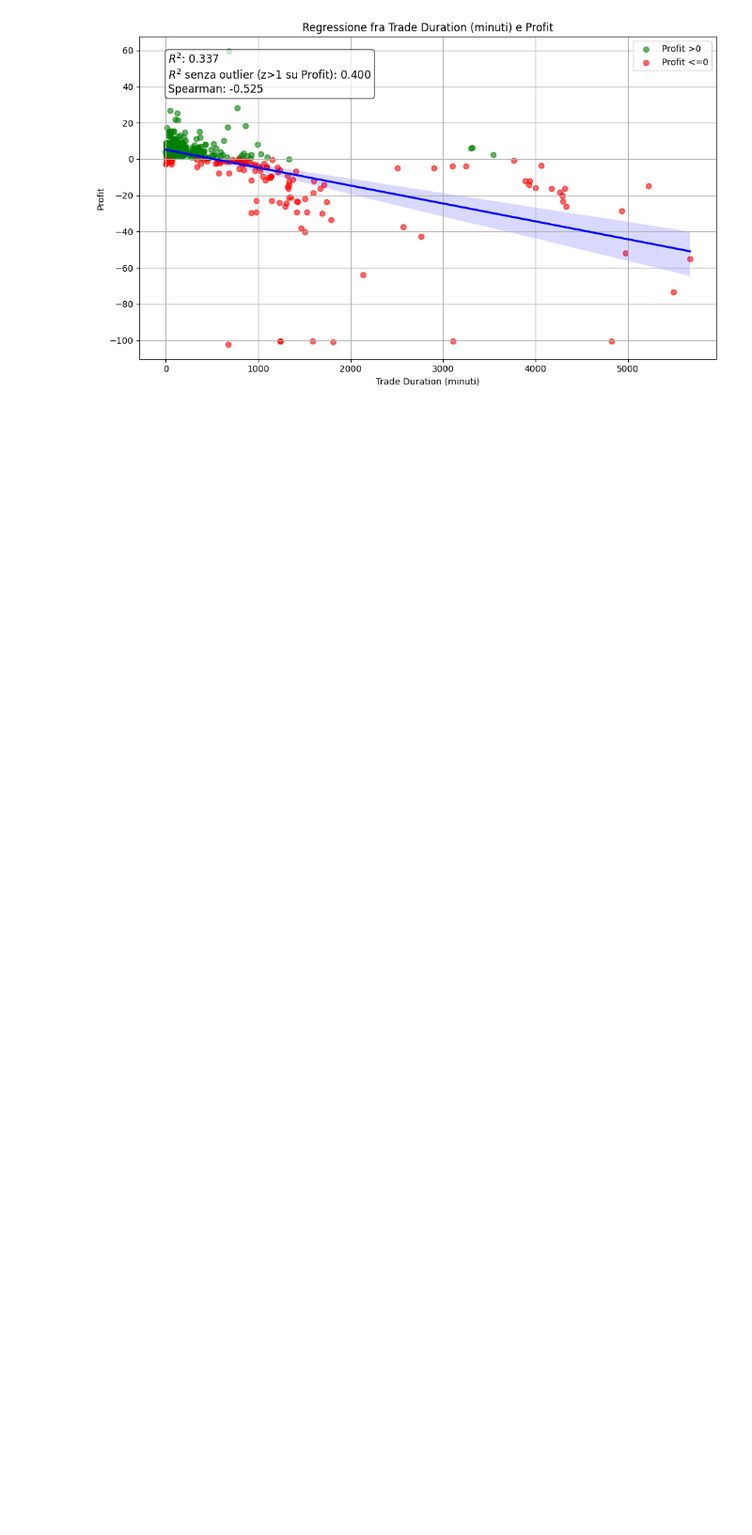
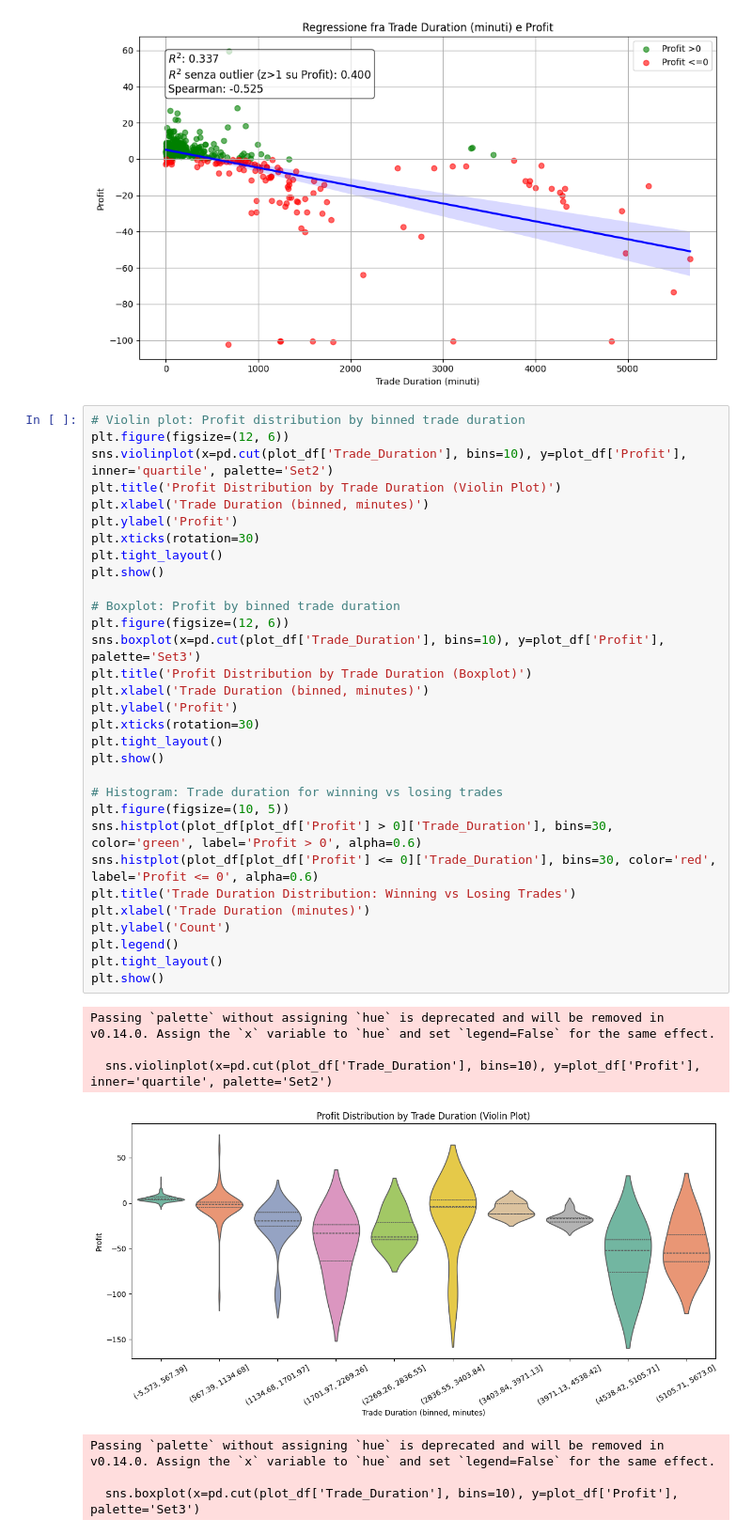
Before and after one commit to edoardoCame/bollingerBands, a Jupyter notebook: notebooks/mt5_analysis.ipynb, the cells around one changed output. Shown at 94% size. Cells and saved outputs as stored; diff of their text form; blank space fills up the shorter version.

```diff
--- a/notebooks/mt5_analysis.ipynb
+++ b/notebooks/mt5_analysis.ipynb
@@ -138,3 +158,42 @@ plt.tight_layout()
 plt.show()
 # %% [output]
 [figure]
+# %%
+# Violin plot: Profit distribution by binned trade duration
+plt.figure(figsize=(12, 6))
+sns.violinplot(x=pd.cut(plot_df['Trade_Duration'], bins=10), y=plot_df['Profit'], inner='quartile', palette='Set2')
+plt.title('Profit Distribution by Trade Duration (Violin Plot)')
+plt.xlabel('Trade Duration (binned, minutes)')
+plt.ylabel('Profit')
+plt.xticks(rotation=30)
+plt.tight_layout()
+plt.show()
+
+# Boxplot: Profit by binned trade duration
+plt.figure(figsize=(12, 6))
+sns.boxplot(x=pd.cut(plot_df['Trade_Duration'], bins=10), y=plot_df['Profit'], palette='Set3')
+plt.title('Profit Distribution by Trade Duration (Boxplot)')
+plt.xlabel('Trade Duration (binned, minutes)')
+plt.ylabel('Profit')
+plt.xticks(rotation=30)
+plt.tight_layout()
+plt.show()
+
+# Histogram: Trade duration for winning vs losing trades
+plt.figure(figsize=(10, 5))
+sns.histplot(plot_df[plot_df['Profit'] > 0]['Trade_Duration'], bins=30, color='green', label='Profit > 0', alpha=0.6)
+sns.histplot(plot_df[plot_df['Profit'] <= 0]['Trade_Duration'], bins=30, color='red', label='Profit <= 0', alpha=0.6)
+plt.title('Trade Duration Distribution: Winning vs Losing Trades')
+plt.xlabel('Trade Duration (minutes)')
+plt.ylabel('Count')
+plt.legend()
+plt.tight_layout()
+plt.show()
+# %% [output]
+Passing `palette` without assigning `hue` is deprecated and will be removed in v0.14.0. Assign the `x` variable to `hue` and set `legend=False` for the same effect.
+
+  sns.violinplot(x=pd.cut(plot_df['Trade_Duration'], bins=10), y=plot_df['Profit'], inner='quartile', palette='Set2')
+[figure, added]
+Passing `palette` without assigning `hue` is deprecated and will be removed in v0.14.0. Assign the `x` variable to `hue` and set `legend=False` for the same effect.
+
+  sns.boxplot(x=pd.cut(plot_df['Trade_Duration'], bins=10), y=plot_df['Profit'], palette='Set3')
```
Also changed, not shown: parts of 3 cells of this notebook.
